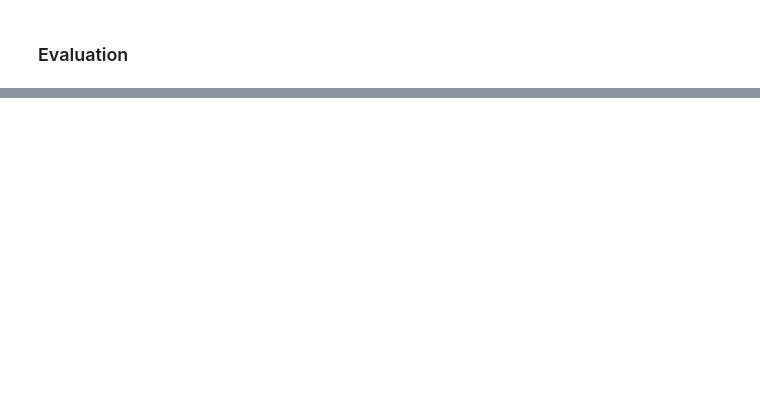
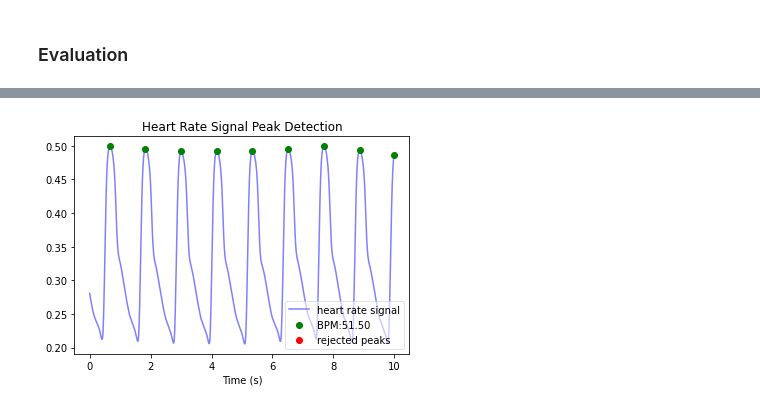
Before and after one commit to JunetaeKim/VABAM, a Jupyter notebook: Benchmarks/Benchmark_GPVAE.ipynb, the cells around one changed output, grey strips where cells are left out. Saved outputs shown, nothing was run; the diff lists cells and outputs as text; code cells hidden in the pictures; blank space fills up the shorter version.

```diff
--- a/Benchmarks/Benchmark_GPVAE.ipynb
+++ b/Benchmarks/Benchmark_GPVAE.ipynb
@@ -292,0 +172,8 @@ plt.plot(tmp.ravel())
+# %%
+import heartpy as hp
+data = hp.load_exampledata(0)
+fs = 100.0 #example file 0 is sampled at 100.0 Hz
+
+working_data, measures = hp.process(TrData[900], fs, report_time=True)
+hp.plotter(working_data, measures)
+# %% [output]
@@ -292,0 +181 @@ plt.plot(tmp.ravel())
+[figure, added]
```
Also changed, not shown: parts of 20 cells of this notebook, 26 other files.
